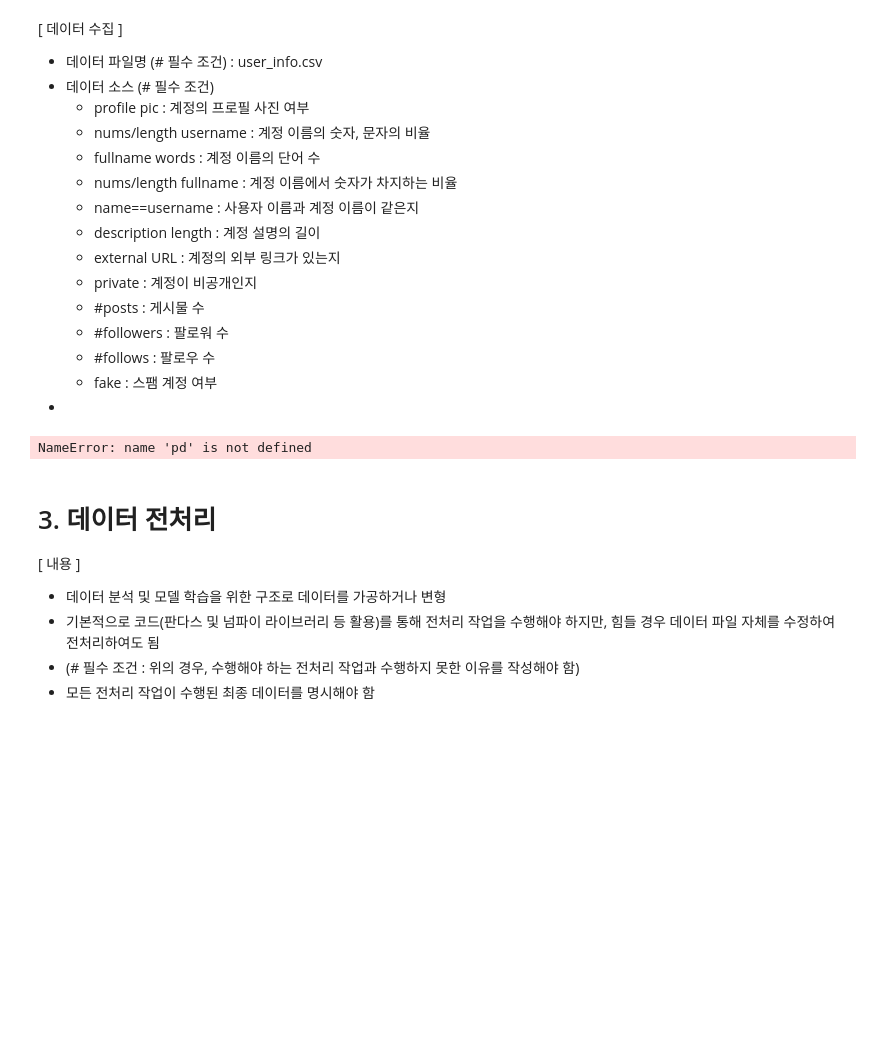
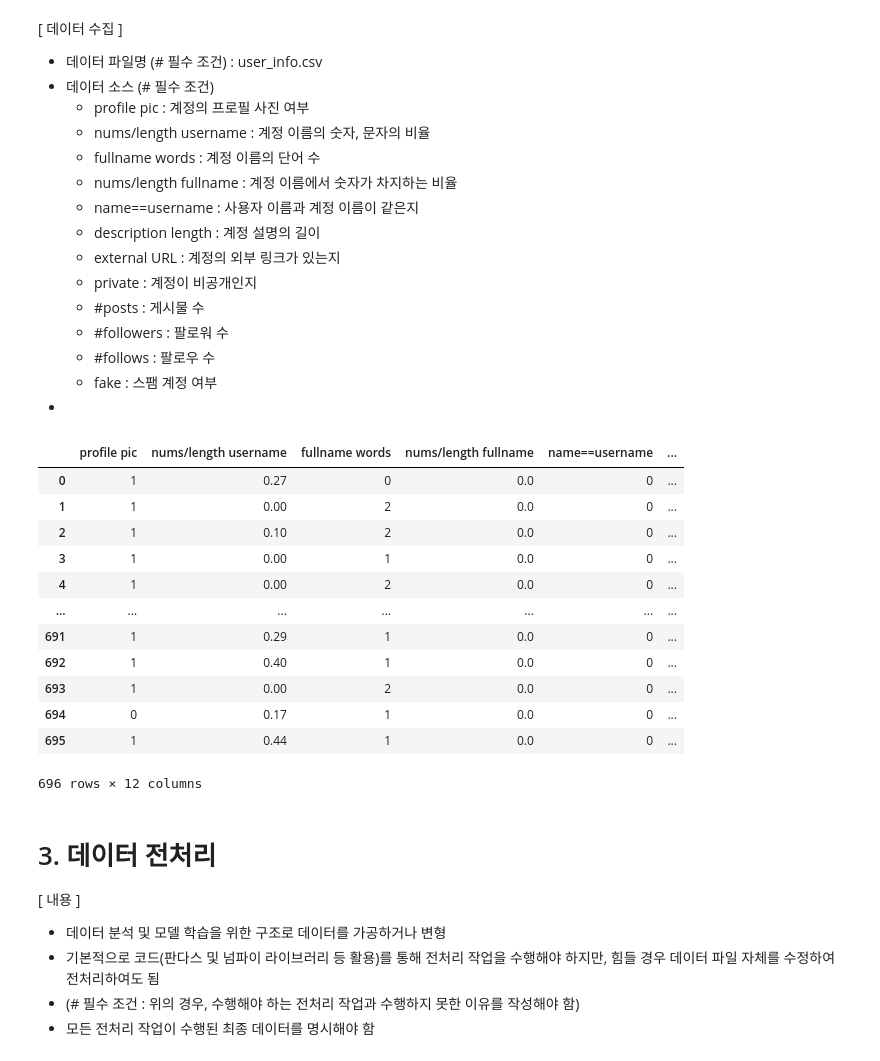
Before and after one commit to ckstmznf/2022-Sunrin-Ai-Project, a Jupyter notebook: 6조(20511_박희찬, 20514_여준혁)_인스타그램 팔로우수 예측.ipynb, the cells around one changed output. Drawn from its saved outputs; the diff is of its cells as text; code cells hidden in the pictures; blank space fills up the shorter version.

```diff
--- a/6조(20511_박희찬, 20514_여준혁)_인스타그램 팔로우수 예측.ipynb
+++ b/6조(20511_박희찬, 20514_여준혁)_인스타그램 팔로우수 예측.ipynb
@@ -109,11 +109,23 @@ Hello World
 # %%
 # 데이터 수집
 # %%
-user_unfo = pd.read_csv("user_info.csv")
+user_info = pd.read_csv("user_info.csv")
 
-user_unfo
+user_info
 # %% [output]
+|  | profile pic | nums/length username | fullname words | nums/length fullname | name==username | ... |
+| 0 | 1 | 0.27 | 0 | 0.0 | 0 | ... |
+| 1 | 1 | 0.00 | 2 | 0.0 | 0 | ... |
+| 2 | 1 | 0.10 | 2 | 0.0 | 0 | ... |
+| 3 | 1 | 0.00 | 1 | 0.0 | 0 | ... |
+| 4 | 1 | 0.00 | 2 | 0.0 | 0 | ... |
+| ... | ... | ... | ... | ... | ... | ... |
+| 691 | 1 | 0.29 | 1 | 0.0 | 0 | ... |
+| 692 | 1 | 0.40 | 1 | 0.0 | 0 | ... |
+| 693 | 1 | 0.00 | 2 | 0.0 | 0 | ... |
+| 694 | 0 | 0.17 | 1 | 0.0 | 0 | ... |
+| 695 | 1 | 0.44 | 1 | 0.0 | 0 | ... |
-NameError: name 'pd' is not defined
+696 rows × 12 columns
 # %% [markdown]
 # 3. 데이터 전처리
 
```
Also changed, not shown: parts of 9 cells of this notebook.
